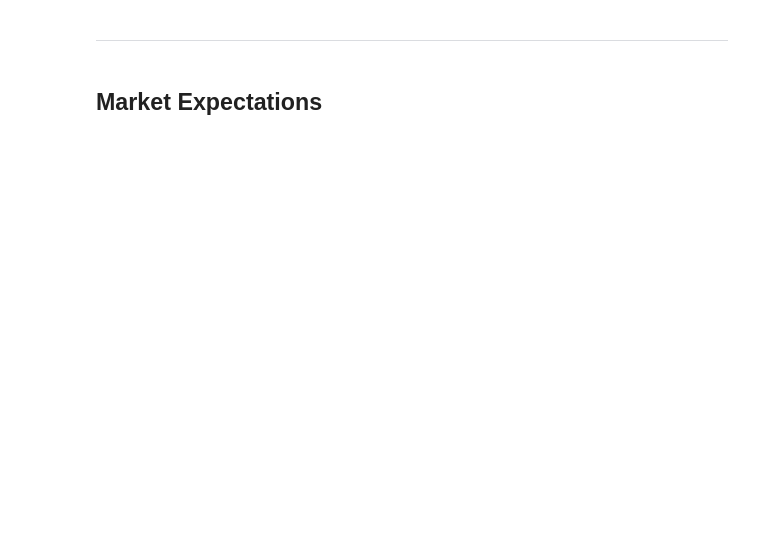
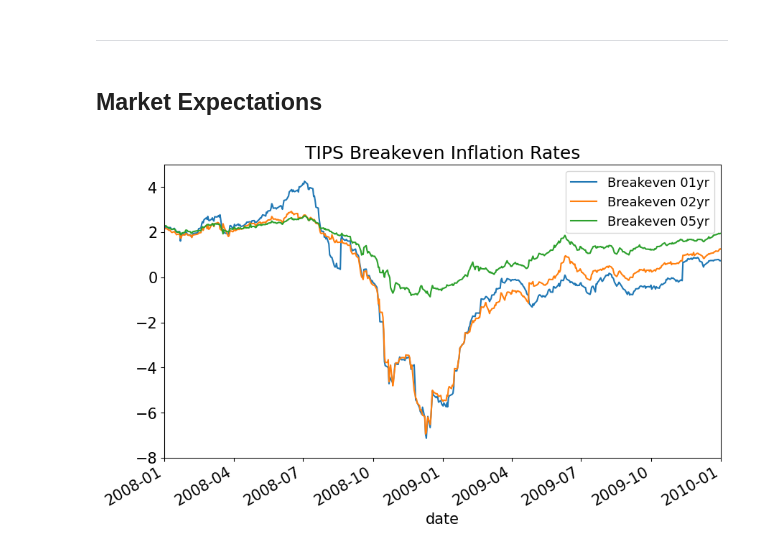
Before and after one commit to dakshox/drw-prework-2025, a Jupyter notebook: discussions/M.2. TIPS.ipynb, the cells around one changed output. Saved outputs shown, nothing was run; the diff lists cells and outputs as text; code cells hidden in the pictures; blank space fills up the shorter version.

```diff
--- a/discussions/M.2. TIPS.ipynb
+++ b/discussions/M.2. TIPS.ipynb
@@ -128,3 +157,17 @@ plt.show()
 ***
 # %% [markdown]
 ## Market Expectations
+# %%
+SELECT = 3
+
+ts = pd.read_excel('../data/tips_data_bb.xlsx',sheet_name='timeseries breakeven').set_index('date')
+
+ticks = ts.columns.str.split().str[0]
+labels_ticks = [f'{tick[-3:-1]}yr' for tick in ticks]
+labels_ticks = ['Breakeven ' + tick for tick in labels_ticks]
+ts.columns = labels_ticks
+
+ts.iloc[:,0:SELECT].plot(xlim=('2008','2010'),ylim=(-8,5),title='TIPS Breakeven Inflation Rates')
+plt.show()
+# %% [output]
+[figure, added]
```
Also changed, not shown: parts of 13 cells of this notebook, 2 other files.
